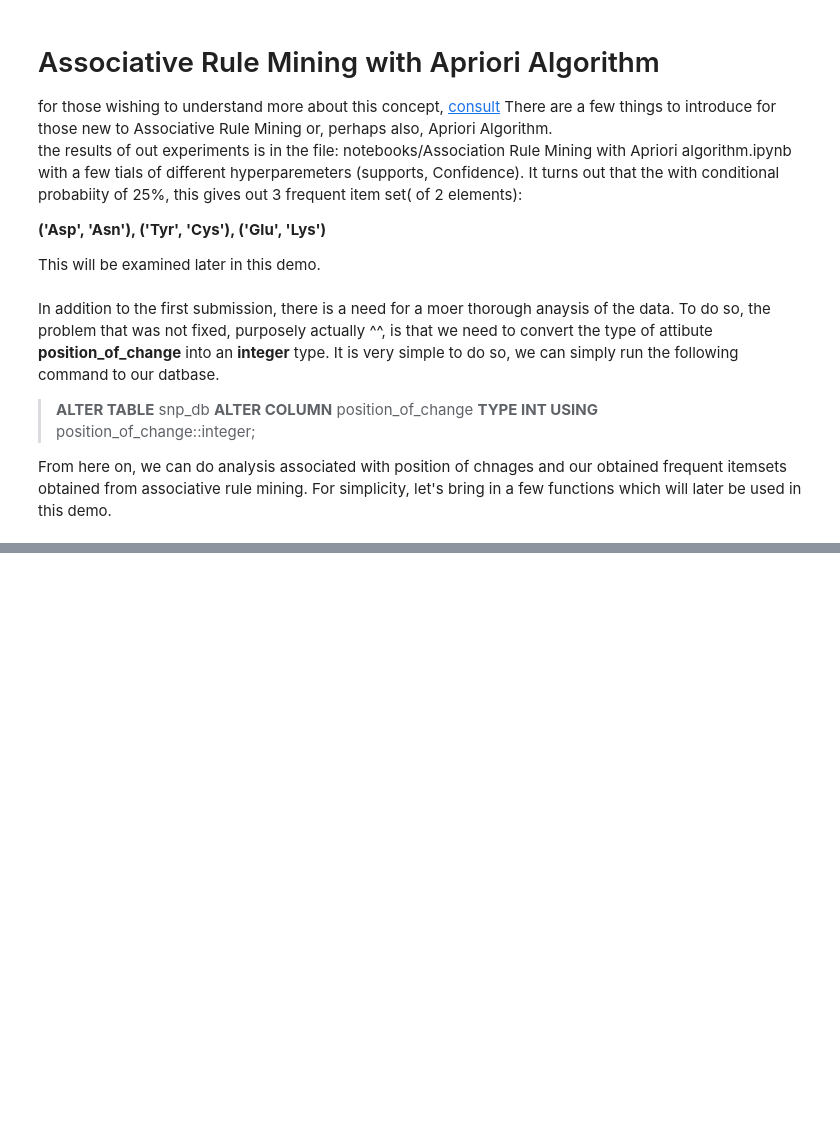
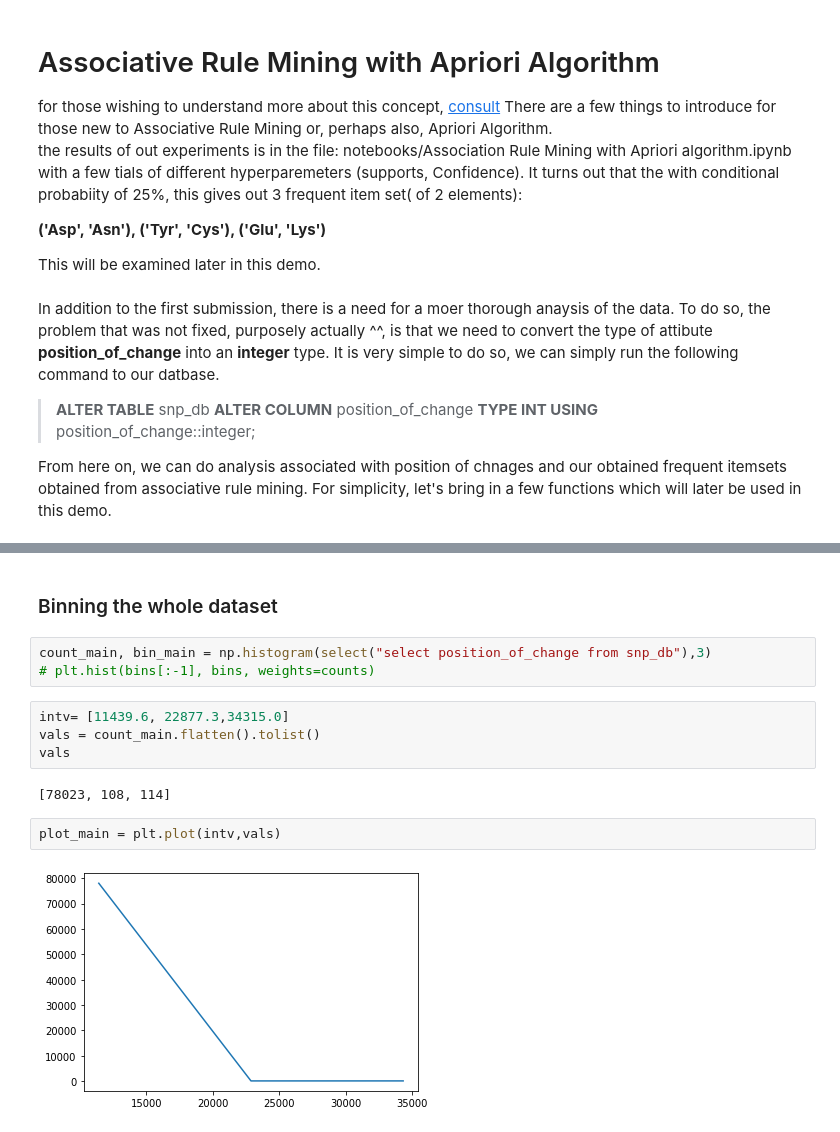
Before and after one commit to kriangsak1997/DatabaseClassProject, a Jupyter notebook: notebooks/Report.ipynb, the cells around one changed output, grey strips where cells are left out. Saved outputs shown, nothing was run; the diff lists cells and outputs as text; blank space fills up the shorter version.

```diff
--- a/notebooks/Report.ipynb
+++ b/notebooks/Report.ipynb
@@ -206,0 +229,15 @@ we shall try to zoom in into each of an associative frequent item sets and see w
+# %% [markdown]
+### Binning the whole dataset
+# %%
+count_main, bin_main = np.histogram(select("select position_of_change from snp_db"),3)
+# plt.hist(bins[:-1], bins, weights=counts)
+# %%
+intv= [11439.6, 22877.3,34315.0]
+vals = count_main.flatten().tolist()
+vals
+# %% [output]
+[78023, 108, 114]
+# %%
+plot_main = plt.plot(intv,vals)
+# %% [output]
+[figure, added]
```
Also changed, not shown: parts of 23 cells of this notebook, 3 other files.
